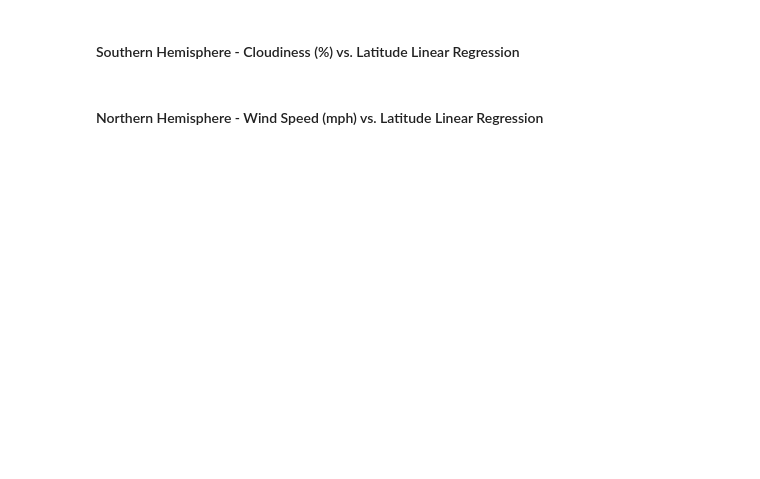
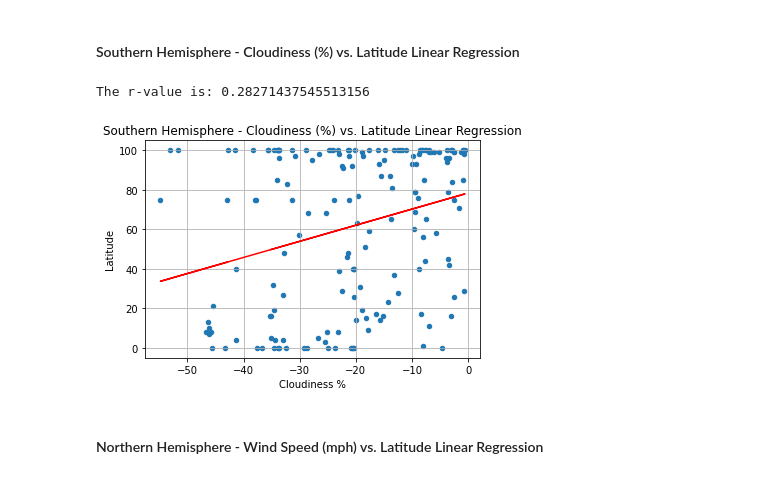
Before and after one commit to HBodden/Module-6-Challenge, a Jupyter notebook: WeatherPy/WeatherPy.ipynb, the cells around one changed output. Cells and saved outputs as stored; diff of their text form; code cells hidden in the pictures; blank space fills up the shorter version.

```diff
--- a/WeatherPy/WeatherPy.ipynb
+++ b/WeatherPy/WeatherPy.ipynb
@@ -450,2 +472,24 @@ plt.show()
+# %%
+southern_hem.plot('Lat','Cloudiness', kind='scatter')
+# Incorporate the other graph properties
+plt.title("Southern Hemisphere - Cloudiness (%) vs. Latitude Linear Regression")
+plt.xlabel("Cloudiness %")
+plt.ylabel("Latitude")
+plt.grid(True)
+(slope, intercept, rvalue, pvalue, stderr) = linregress(southern_hem['Lat'], southern_hem['Cloudiness'])
+regress_values = southern_hem['Lat'] * slope + intercept
+line_eq6 = "y = " + str(round(slope,2)) + "x + " + str(round(intercept,2))
+plt.annotate(line_eq6,(5.8,0.8),fontsize=16,color="red")
+plt.plot(southern_hem['Lat'],regress_values,"r-")
+print(f"The r-value is: {rvalue}")
+
+# Save the figure
+#plt.savefig("SHem_Cloudiness_v_Latitude_Plot.png")
+
+# Show plot
+plt.show()
+# %% [output]
+The r-value is: 0.28271437545513156
+[figure, added]
 # %% [markdown]
 ####  Northern Hemisphere - Wind Speed (mph) vs. Latitude Linear Regression
```
Also changed, not shown: parts of 9 cells of this notebook.
